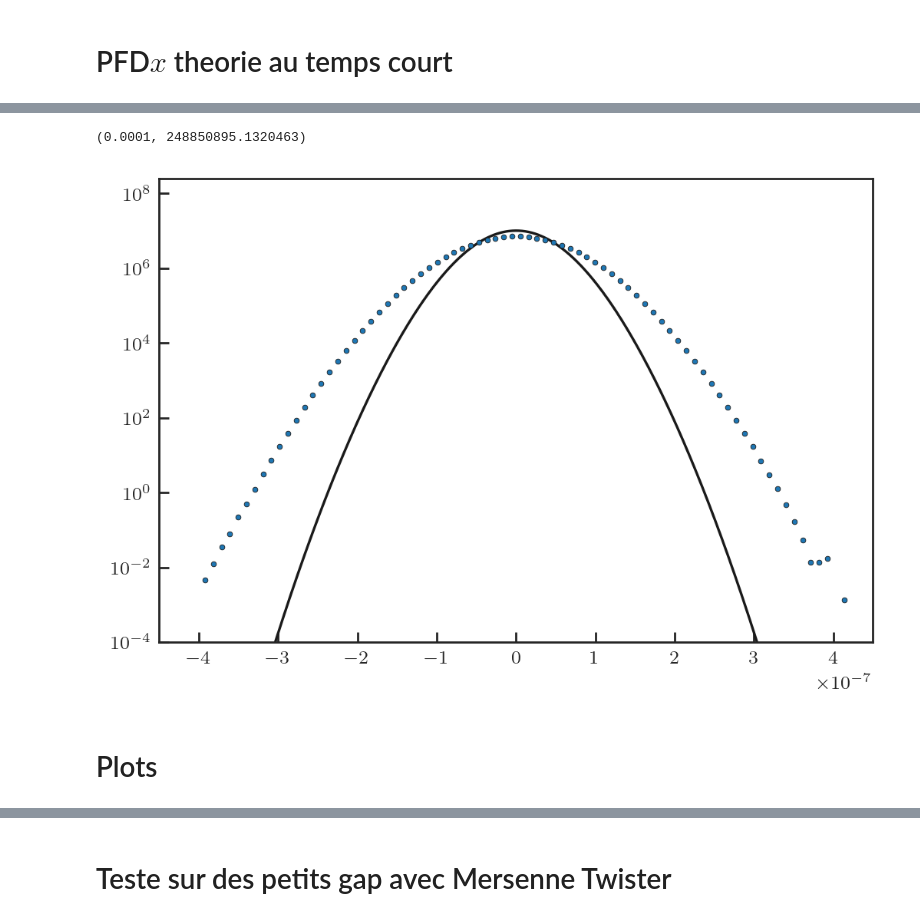
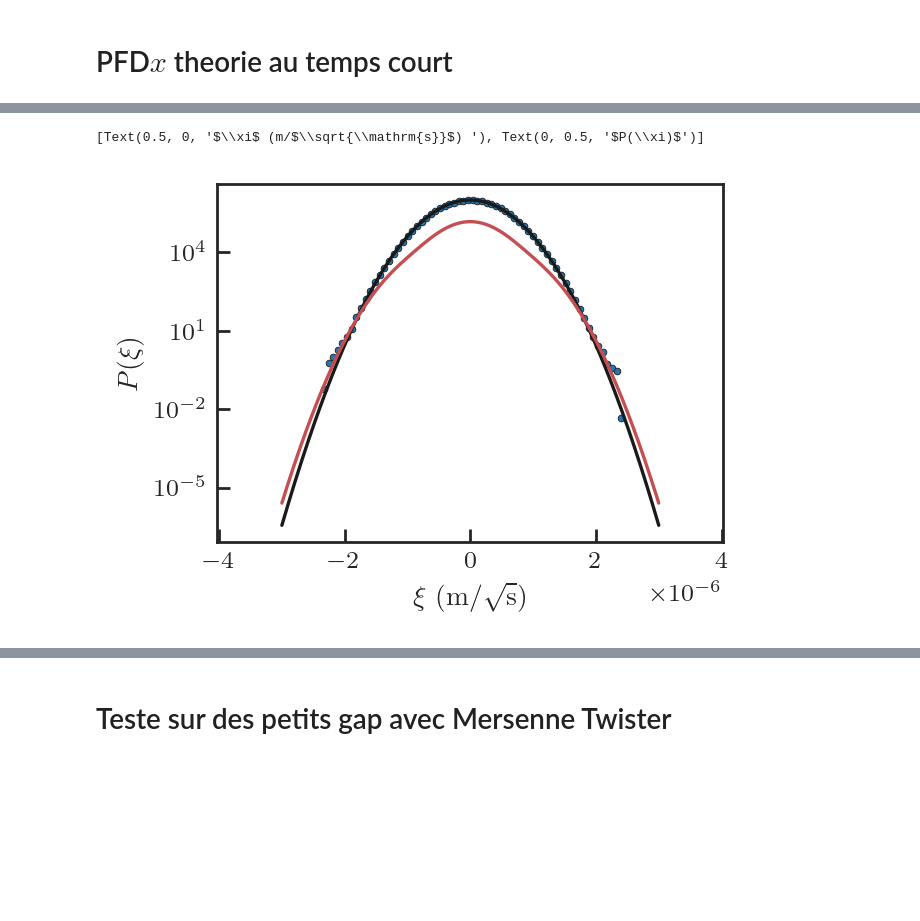
Before and after one commit to ElodieMillan/Brownian-particle-near-wall, a Jupyter notebook: Cumulant4-cas-manips/petit_GAP/Papier_C4_petit-GAP.ipynb, the cells around one changed output, grey strips where cells are left out. Cells and saved outputs as stored; diff of their text form; code cells hidden in the pictures; blank space fills up the shorter version.

```diff
--- a/Cumulant4-cas-manips/petit_GAP/Papier_C4_petit-GAP.ipynb
+++ b/Cumulant4-cas-manips/petit_GAP/Papier_C4_petit-GAP.ipynb
@@ -147,18 +155,21 @@ dx_1 = dX_hist[Ntau1,:]
 data_1 = results[:,Ntau1, :]
 Mean1 = np.mean(data_1, axis=0)
 Z1 = np.trapz(Mean1, dx_1)
+tau1 = dt_s_C4[Ntau1]
 
-Ntau2 = 10
+Ntau2 = 18
 dx_2 = dX_hist[Ntau2,:]
 data_2 = results[:,Ntau2, :]
 Mean2 = np.mean(data_2, axis=0)
 Z2 = np.trapz(Mean2, dx_2)
+tau2 = dt_s_C4[Ntau2]
 
 Ntau3 = 36
 dx_3 = dX_hist[Ntau3,:]
 data_3 = results[:,Ntau3, :]
 Mean3 = np.mean(data_3, axis=0)
 Z3 = np.trapz(Mean3, dx_3)
+tau3 = dt_s_C4[Ntau3]
 # %%
 mean_Dx = np.trapz(P_eq(zz, B, lD, lB, H)/np.trapz(P_eq(zz, B, lD, lB, H), zz)*D_para(zz, a, eta, H), zz)
 mean_Dz = np.trapz(P_eq(zz, B, lD, lB, H)/np.trapz(P_eq(zz, B, lD, lB, H), zz)*D_perp(zz, a, eta, H), zz)
@@ -193,0 +200,22 @@ for x in range(len(dxx)):
+# %%
+def function_fit(xi,u2, c):
+    u1 = mean_Dx
+    tau = tau3
+    return 1/(np.sqrt(4*np.pi*tau*u1)) * np.exp(-xi**2/(4*u1)) *( c + u2/(32*tau*u1**4)*(12*u1**2 - 12*u1*xi**2 + xi**4))
+# %%
+Ntau3 = -6
+dx_3 = dX_hist[Ntau3,:]
+tau3 = dt_s_C4[Ntau3]
+xi_3 = dx_3/np.sqrt(tau3)
+xiLONG = dxLONG*1e-6/tau3
+
+def A(xi):
+    return 1/(np.sqrt(4*np.pi*tau3*mean_Dx)) * np.exp(-xi**2/(4*mean_Dx))
+
+
+Mean3_xi = Mean3 / np.trapz(Mean3, xi_3)
+u1 = mean_Dx
+u2 = 2*D4_long_theo
+
+popt3, pcov3 = curve_fit(function_fit, xi_3,  Mean3_xi) #, bounds=(0, [tau1, u1, u2])
+print("Fit: (u2, c) = ", popt3, "//// theory; (u2, c) = ", [u2, 1])
@@ -194,13 +239,16 @@ for x in range(len(dxx)):
 # %%
+fig = plt.figure(figsize = (3.3, 4/1.68),  tight_layout=True)
 ax1 = plt.subplot(111)
+ax1.semilogy(xi_3, Mean3_xi,".", color="tab:blue")
+ax1.plot(np.linspace(-3e-6, 3e-6, 1000), function_fit(np.linspace(-3e-6, 3e-6, 1000), *popt3), "k-")
+ax1.plot(np.linspace(-3e-6, 3e-6, 1000), function_fit(np.linspace(-3e-6, 3e-6, 1000), u2, 1), "r-")
 
-ax1.semilogy(dxx, PDF_theo_court/np.trapz(PDF_theo_court, dxx), "-k")
-ax1.semilogy(dx_1, Mean1/ Z1,".", color="tab:blue")
-
-ax1.set_xlim([-0.45e-6, 0.45e-6])
-ax1.set_ylim([1e-4, None])
+# ax1.set_xlim([-0.45, 0.45])
+# ax1.set_ylim([1e-11, None])
+ax1.set(
+    xlabel = r"$\xi$ (m/$\sqrt{\mathrm{s}}$) ",
+    ylabel = r"$P(\xi)$",
+)
 # %% [output]
-(0.0001, 248850895.1320463)
+[Text(0.5, 0, '$\\xi$ (m/$\\sqrt{\\mathrm{s}}$) '), Text(0, 0.5, '$P(\\xi)$')]
-[figure, old version]
+[figure, new version]
-# %% [markdown]
-# Plots
```
Also changed, not shown: parts of 11 cells of this notebook, 11 other files.
